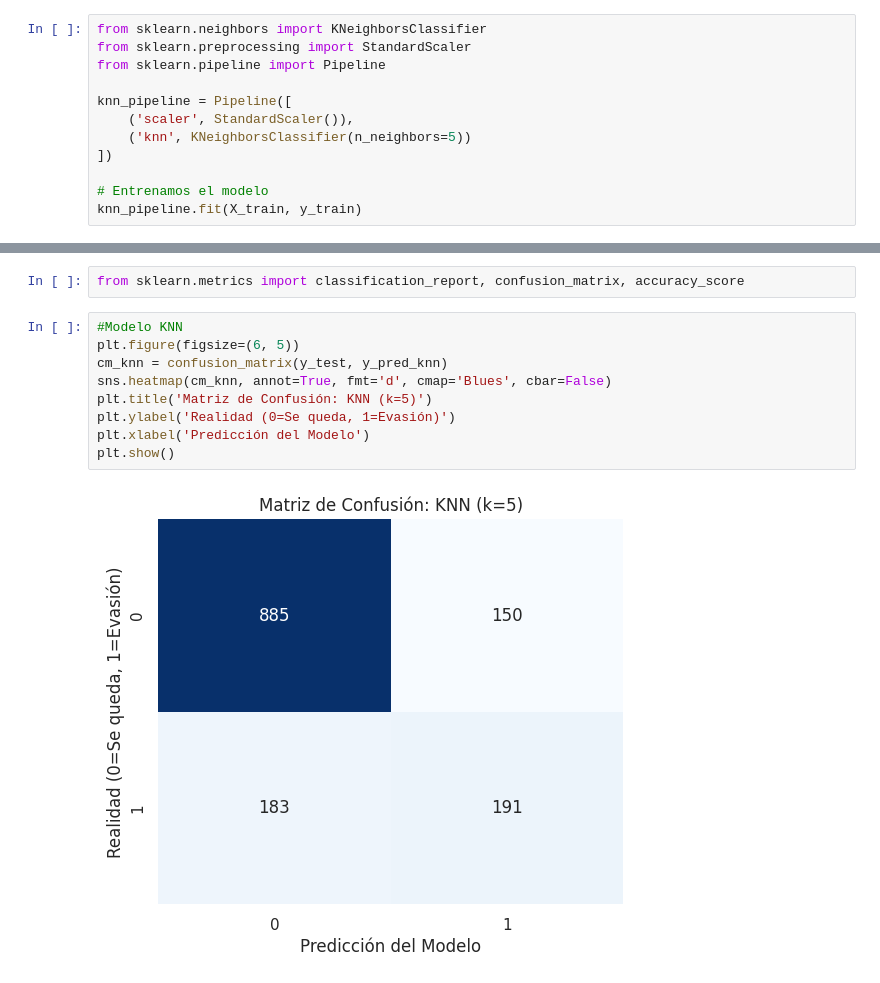
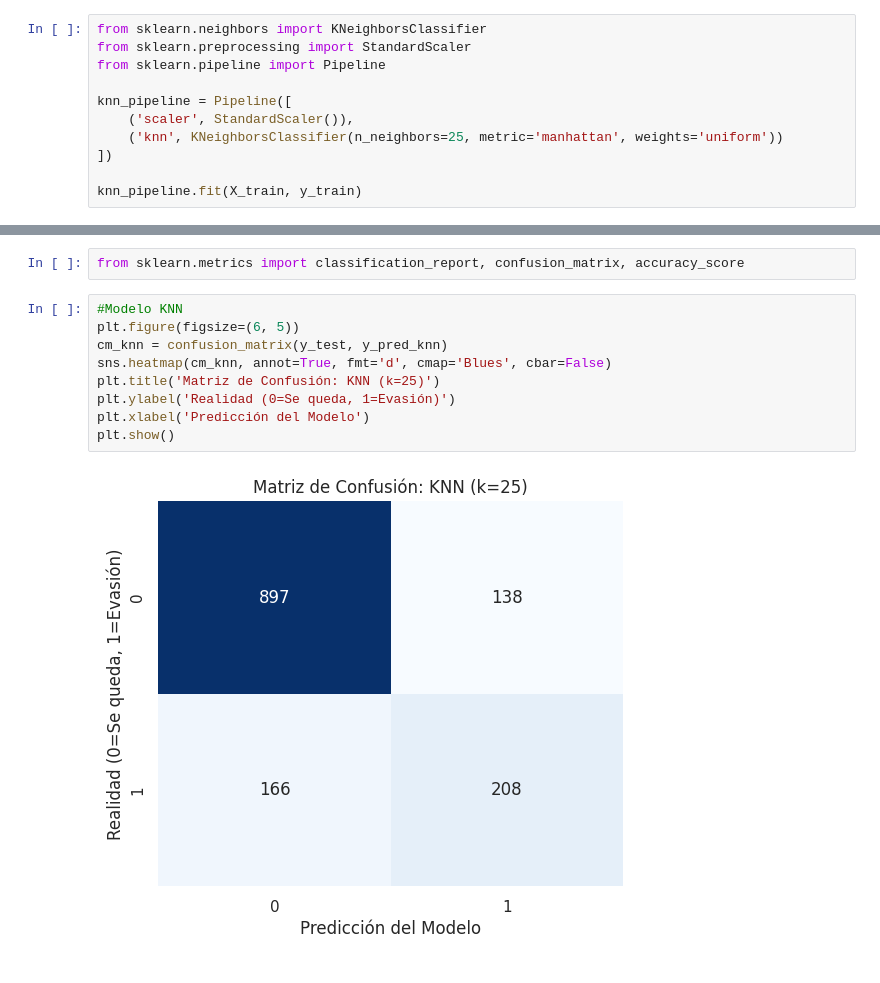
Before and after one commit to MiguelVR9/challenge-telecomX-prediction, a Jupyter notebook: TelecomX_LATAM_2.ipynb, the cells around one changed output, grey strips where cells are left out. Drawn from its saved outputs; the diff is of its cells as text.

```diff
--- a/TelecomX_LATAM_2.ipynb
+++ b/TelecomX_LATAM_2.ipynb
@@ -347,9 +410,8 @@ from sklearn.pipeline import Pipeline
 
 knn_pipeline = Pipeline([
     ('scaler', StandardScaler()),
-    ('knn', KNeighborsClassifier(n_neighbors=5))
+    ('knn', KNeighborsClassifier(n_neighbors=25, metric='manhattan', weights='uniform'))
 ])
 
-# Entrenamos el modelo
 knn_pipeline.fit(X_train, y_train)
 # %% [output]
@@ -413,14 +545,14 @@ from sklearn.metrics import classification_report, confusion_matrix, accuracy_sc
 # %%
 #Modelo KNN
 plt.figure(figsize=(6, 5))
 cm_knn = confusion_matrix(y_test, y_pred_knn)
 sns.heatmap(cm_knn, annot=True, fmt='d', cmap='Blues', cbar=False)
-plt.title('Matriz de Confusión: KNN (k=5)')
+plt.title('Matriz de Confusión: KNN (k=25)')
 plt.ylabel('Realidad (0=Se queda, 1=Evasión)')
 plt.xlabel('Predicción del Modelo')
 plt.show()
 # %% [output]
-[figure, old version]
+[figure, new version]
 # %%
 # Modelo RandomForest
 plt.figure(figsize=(6, 5))
```
Also changed, not shown: parts of 14 cells of this notebook.
